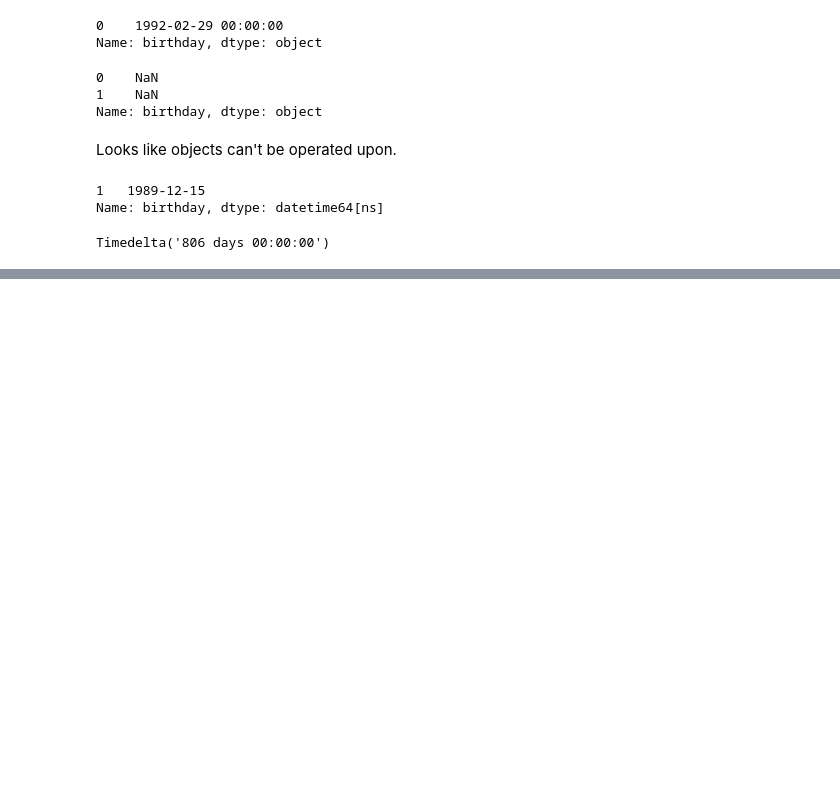
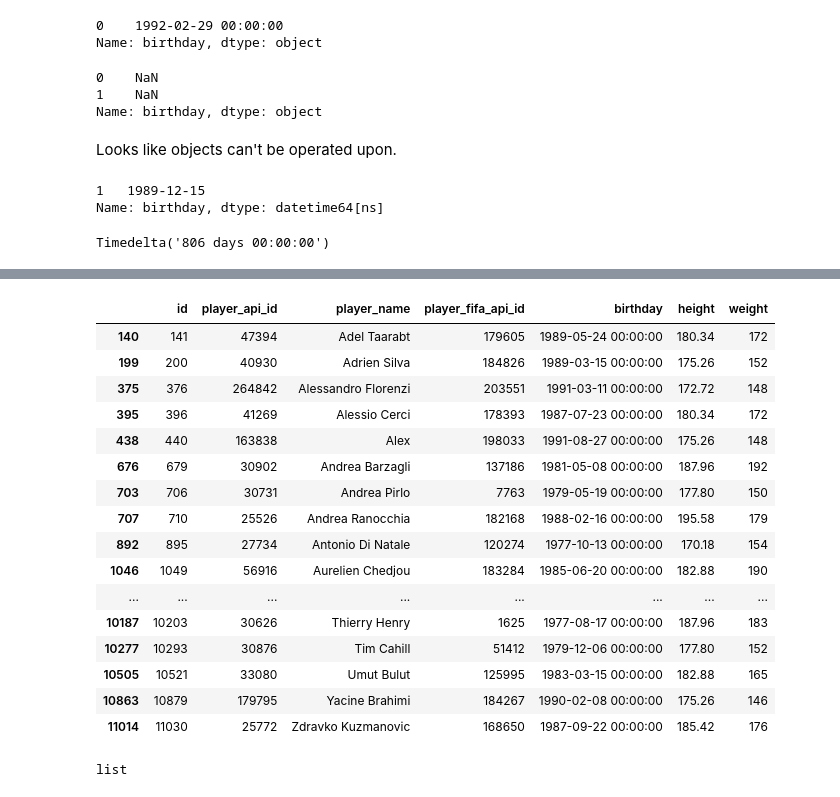
Before and after one commit to IshwarBhat/Soccer-Data-Analysis, a Jupyter notebook: Soccer - Mini project.ipynb, the cells around one changed output, grey strips where cells are left out. Cells and saved outputs as stored; diff of their text form; code cells hidden in the pictures; blank space fills up the shorter version.

Commit message:
used .isin equivalent to WHERE..IN of SQL

```diff
--- a/Soccer - Mini project.ipynb
+++ b/Soccer - Mini project.ipynb
@@ -255,0 +242,26 @@ array(['1989-12-15T00:00:00.000000000'], dtype='datetime64[ns]')
+# %%
+# Let's get the 50 frequent players' info.
+player[player['player_api_id'].isin(players_50['player_api_id'])]
+# %% [output]
+|  | id | player_api_id | player_name | player_fifa_api_id | birthday | height | weight |
+| 140 | 141 | 47394 | Adel Taarabt | 179605 | 1989-05-24 00:00:00 | 180.34 | 172 |
+| 199 | 200 | 40930 | Adrien Silva | 184826 | 1989-03-15 00:00:00 | 175.26 | 152 |
+| 375 | 376 | 264842 | Alessandro Florenzi | 203551 | 1991-03-11 00:00:00 | 172.72 | 148 |
+| 395 | 396 | 41269 | Alessio Cerci | 178393 | 1987-07-23 00:00:00 | 180.34 | 172 |
+| 438 | 440 | 163838 | Alex | 198033 | 1991-08-27 00:00:00 | 175.26 | 148 |
+| 676 | 679 | 30902 | Andrea Barzagli | 137186 | 1981-05-08 00:00:00 | 187.96 | 192 |
+| 703 | 706 | 30731 | Andrea Pirlo | 7763 | 1979-05-19 00:00:00 | 177.80 | 150 |
+| 707 | 710 | 25526 | Andrea Ranocchia | 182168 | 1988-02-16 00:00:00 | 195.58 | 179 |
+| 892 | 895 | 27734 | Antonio Di Natale | 120274 | 1977-10-13 00:00:00 | 170.18 | 154 |
+| 1046 | 1049 | 56916 | Aurelien Chedjou | 183284 | 1985-06-20 00:00:00 | 182.88 | 190 |
+| ... | ... | ... | ... | ... | ... | ... | ... |
+| 10187 | 10203 | 30626 | Thierry Henry | 1625 | 1977-08-17 00:00:00 | 187.96 | 183 |
+| 10277 | 10293 | 30876 | Tim Cahill | 51412 | 1979-12-06 00:00:00 | 177.80 | 152 |
+| 10505 | 10521 | 33080 | Umut Bulut | 125995 | 1983-03-15 00:00:00 | 182.88 | 165 |
+| 10863 | 10879 | 179795 | Yacine Brahimi | 184267 | 1990-02-08 00:00:00 | 175.26 | 146 |
+| 11014 | 11030 | 25772 | Zdravko Kuzmanovic | 168650 | 1987-09-22 00:00:00 | 185.42 | 176 |
+# %%
+# Add their respective birthdays to players_50
+players_50 = players_50.assign(birthdays = pd.Timestamp(x) for x in player['birthday'].values])
+# %% [output]
+list
```
Also changed, not shown: parts of 6 cells of this notebook.
